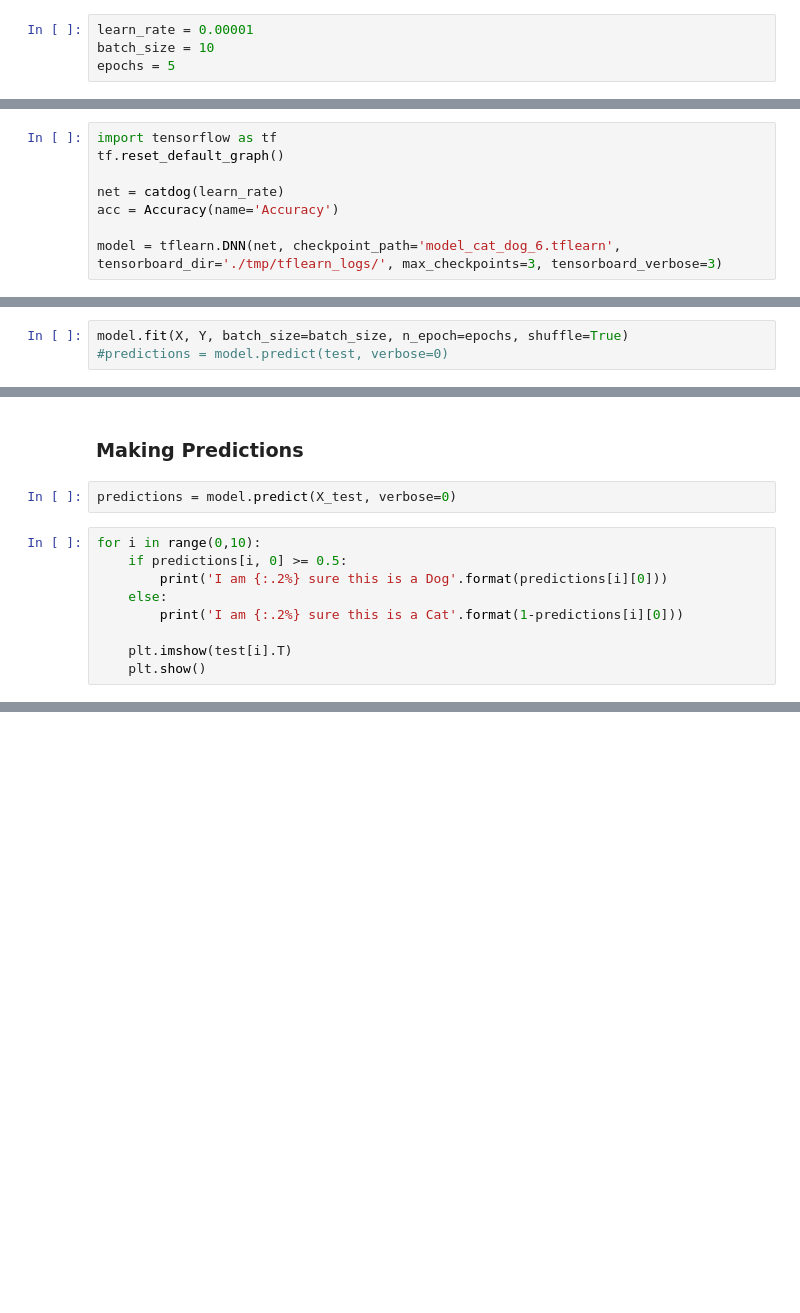
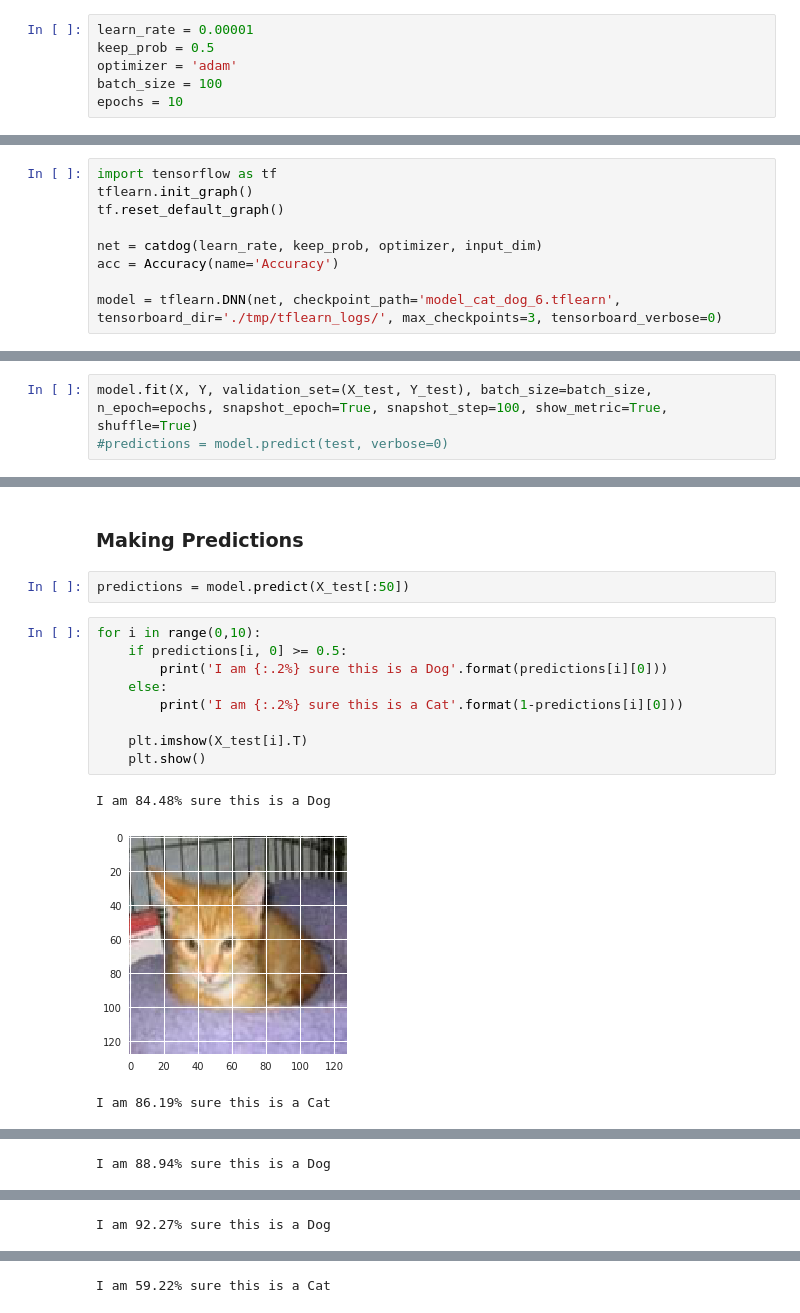
Before and after one commit to theamazingfedex/dogsvscats, a Jupyter notebook: Cats VS Dogs.ipynb, the cells around one changed output, grey strips where cells are left out. Saved outputs shown, nothing was run; the diff lists cells and outputs as text; blank space fills up the shorter version.

```diff
--- a/Cats VS Dogs.ipynb
+++ b/Cats VS Dogs.ipynb
@@ -176,18 +187,21 @@ def catdog(learn_rate=0.00001):
 from tflearn.metrics import Accuracy
 # %%
 learn_rate = 0.00001
-batch_size = 10
-epochs = 5
+keep_prob = 0.5
+optimizer = 'adam'
+batch_size = 100
+epochs = 10
 # %% [markdown]
 ### Building the model
 # %%
 import tensorflow as tf
+tflearn.init_graph()
 tf.reset_default_graph()
 
-net = catdog(learn_rate)
+net = catdog(learn_rate, keep_prob, optimizer, input_dim)
 acc = Accuracy(name='Accuracy')
 
-model = tflearn.DNN(net, checkpoint_path='model_cat_dog_6.tflearn', tensorboard_dir='./tmp/tflearn_logs/', max_checkpoints=3, tensorboard_verbose=3)
+model = tflearn.DNN(net, checkpoint_path='model_cat_dog_6.tflearn', tensorboard_dir='./tmp/tflearn_logs/', max_checkpoints=3, tensorboard_verbose=0)
 # %%
 X.shape
 # %% [output]
@@ -203,6 +217,6 @@ X_test.shape
 # %% [markdown]
 ### Fitting the model
 # %%
-model.fit(X, Y, batch_size=batch_size, n_epoch=epochs, shuffle=True)
+model.fit(X, Y, validation_set=(X_test, Y_test), batch_size=batch_size, n_epoch=epochs, snapshot_epoch=True, snapshot_step=100, show_metric=True, shuffle=True)
 #predictions = model.predict(test, verbose=0)
 # %% [output]
@@ -211,13 +228,17 @@ Training Step: 155  | total loss: 0.69317 | time: 193.534s
 # %% [markdown]
 ### Making Predictions
 # %%
-predictions = model.predict(X_test, verbose=0)
+predictions = model.predict(X_test[:50])
 # %%
 for i in range(0,10):
     if predictions[i, 0] >= 0.5:
         print('I am {:.2%} sure this is a Dog'.format(predictions[i][0]))
     else:
         print('I am {:.2%} sure this is a Cat'.format(1-predictions[i][0]))
 
-    plt.imshow(test[i].T)
+    plt.imshow(X_test[i].T)
     plt.show()
+# %% [output]
+I am 84.48% sure this is a Dog
+[figure, added]
+I am 86.19% sure this is a Cat
@@ -223,0 +246 @@ for i in range(0,10):
+I am 88.94% sure this is a Dog
@@ -223,0 +248 @@ for i in range(0,10):
+I am 92.27% sure this is a Dog
@@ -223,0 +250 @@ for i in range(0,10):
+I am 59.22% sure this is a Cat
```
Also changed, not shown: parts of 15 cells of this notebook.
